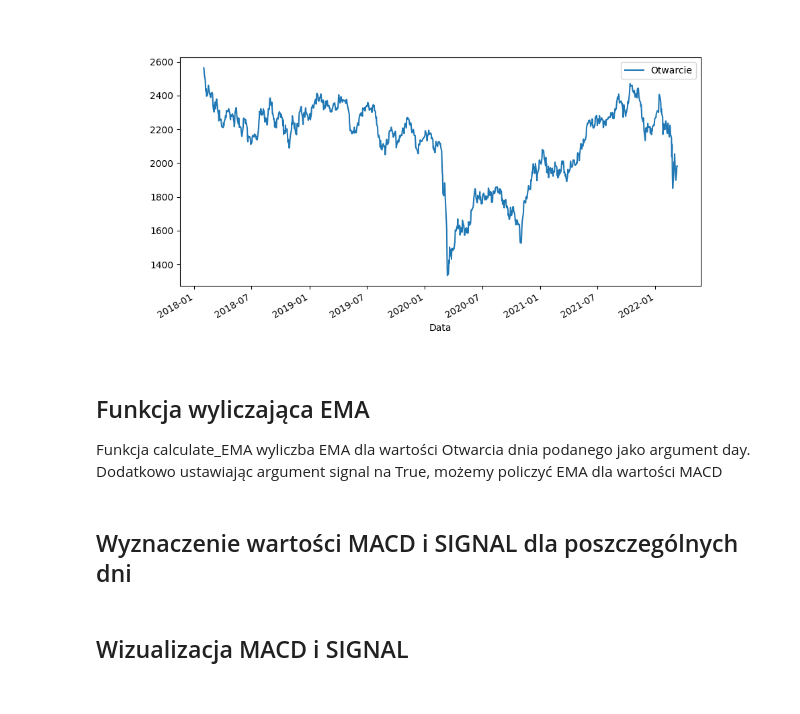
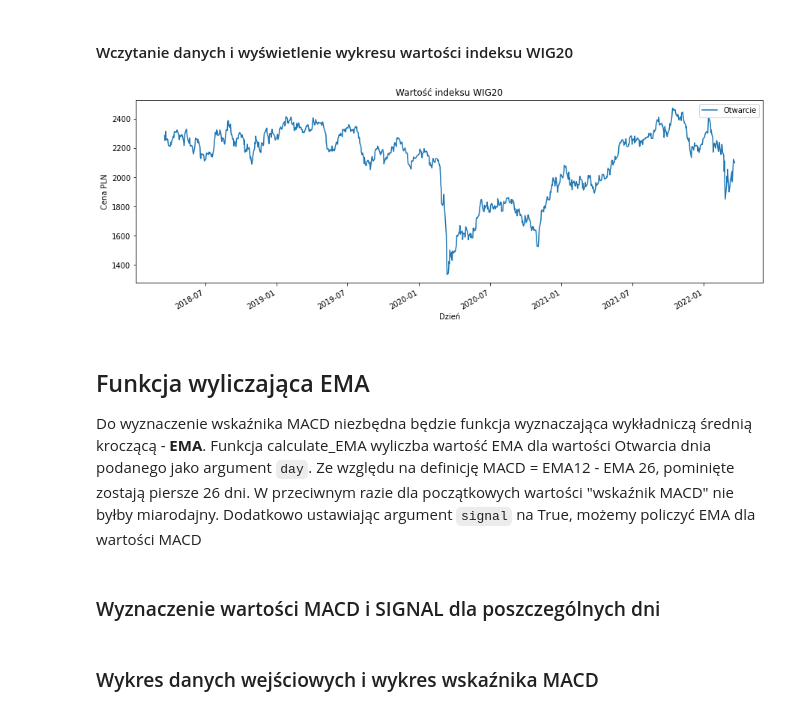
Before and after one commit to bartoz1/MACD_indicator, a Jupyter notebook: MACD_indicator.ipynb, the cells around one changed output. Drawn from its saved outputs; the diff is of its cells as text; code cells hidden in the pictures.

```diff
--- a/MACD_indicator.ipynb
+++ b/MACD_indicator.ipynb
@@ -1,24 +8,29 @@
+# %% [markdown]
+#### Wczytanie danych i wyświetlenie wykresu wartości indeksu WIG20
 # %%
 import os
-import csv
 import pandas as pd
+import math
 
 import matplotlib.pylab as plt
 from datetime import datetime, timedelta
 
 # loading csv file as DataFrame
-df = pd.read_csv('data.csv', usecols=['Data', 'Otwarcie'])
+df = pd.read_csv('wig20_d.csv', usecols=['Data', 'Otwarcie'])
 
-plt.rcParams['figure.figsize'] = [10, 5]
+plt.rcParams['figure.figsize'] = [15, 5]
 df['Data'] = pd.to_datetime(df['Data'])
 
 df.plot(x=0, y=1)
+plt.title("Wartość indeksu WIG20")
+plt.xlabel("Dzień")
+plt.ylabel("Cena PLN")
 plt.show()
 # %% [output]
-[figure, old version]
+[figure, new version]
 # %% [markdown]
 ## Funkcja wyliczająca EMA
-Funkcja calculate_EMA wyliczba EMA dla wartości Otwarcia dnia podanego jako argument day. Dodatkowo ustawiając argument signal na True, możemy policzyć EMA dla wartości MACD
+Do wyznaczenie wskaźnika MACD niezbędna będzie funkcja wyznaczająca wykładniczą średnią kroczącą - **EMA**. Funkcja calculate_EMA wyliczba wartość EMA dla wartości Otwarcia dnia podanego jako argument `day`. Ze względu na definicję MACD = EMA12 - EMA 26, pominięte zostają piersze 26 dni. W przeciwnym razie dla początkowych wartości "wskaźnik MACD" nie byłby miarodajny. Dodatkowo ustawiając argument `signal` na True, możemy policzyć EMA dla wartości MACD
 # %%
 def calculate_EMA (dataFrame, day, N, signal=False):
     end_index = df.index[df.Data == day]
@@ -53,7 +65,7 @@ def calculate_EMA (dataFrame, day, N, signal=False):
     EMA=top/bot
     return EMA
 # %% [markdown]
-## Wyznaczenie wartości MACD i SIGNAL dla poszczególnych dni
+### Wyznaczenie wartości MACD i SIGNAL dla poszczególnych dni
 # %%
 df['MACD'] = 0.0
 df['SIGNAL'] = 0.0
@@ -62,4 +74,4 @@ for (index, row) in df.iterrows():
     df.loc[index, 'MACD'] = calculate_EMA(df, row['Data'], 12) - calculate_EMA(df, row['Data'], 26)
     df.loc[index, 'SIGNAL'] = calculate_EMA(df, row['Data'], 9, True)
 # %% [markdown]
-## Wizualizacja MACD i SIGNAL
+### Wykres danych wejściowych i wykres wskaźnika MACD
```
Also changed, not shown: parts of 16 cells of this notebook, 1 other file.
